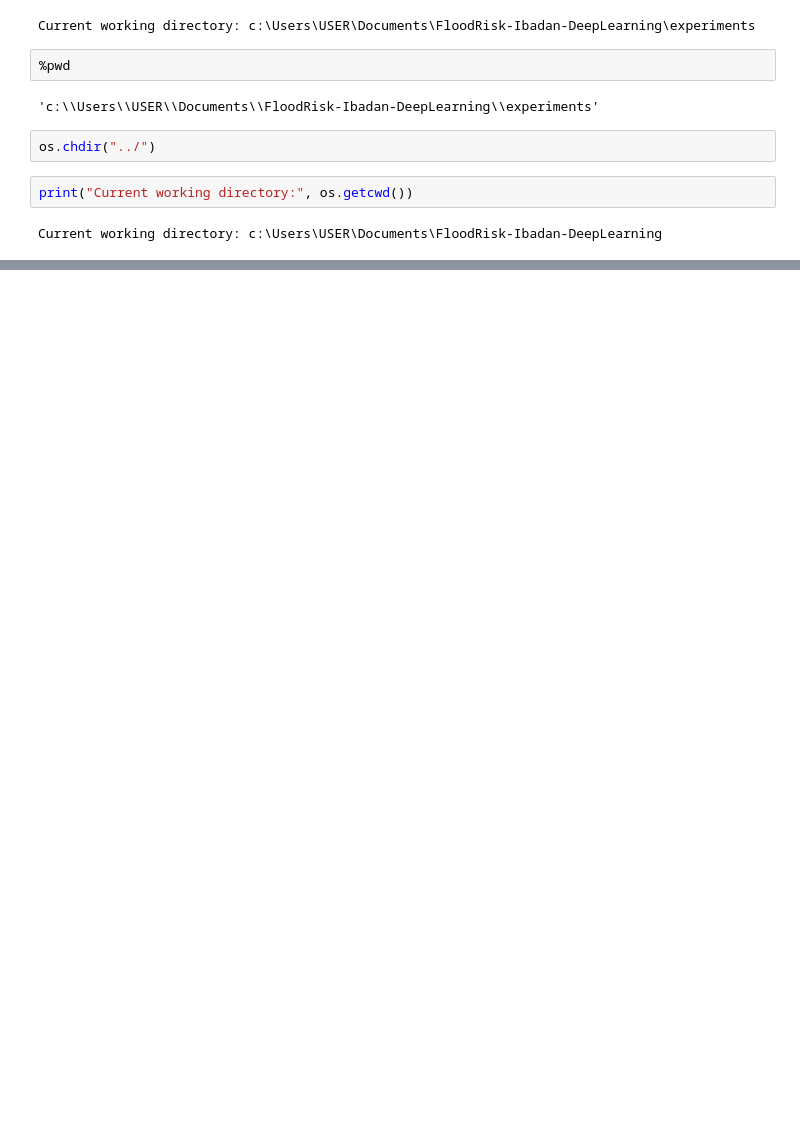
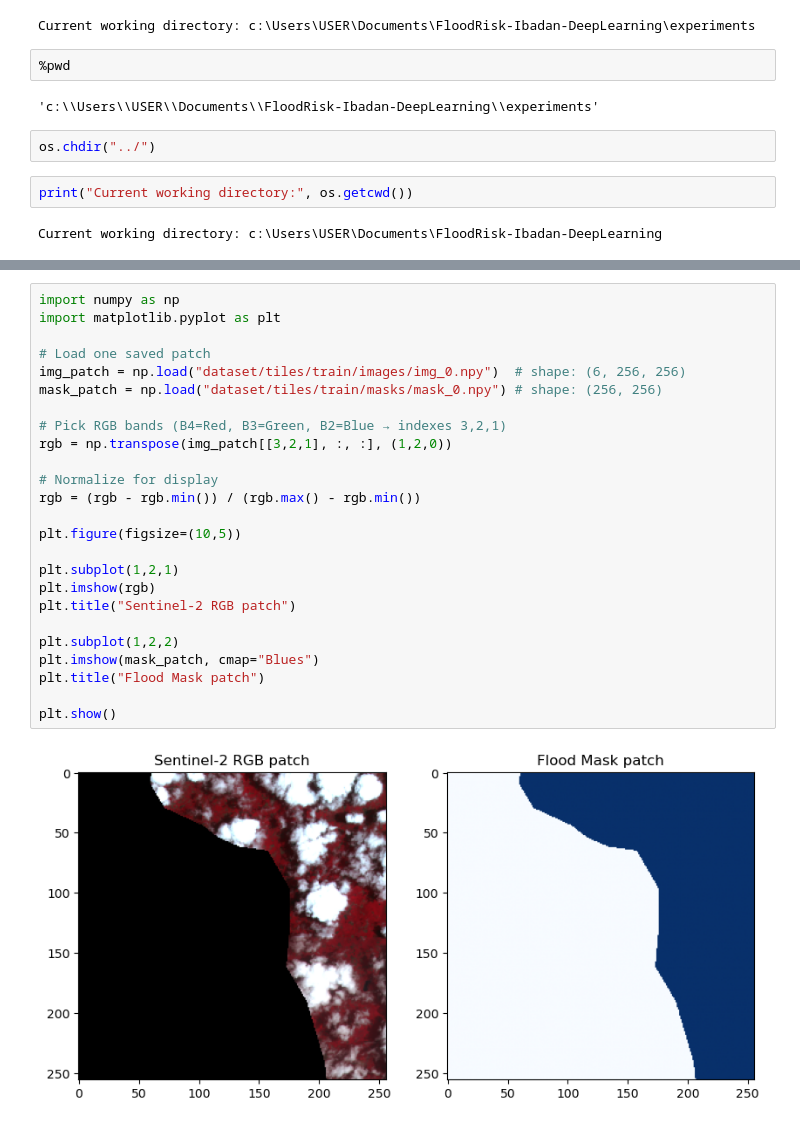
Before and after one commit to AdMub/FloodRisk-Ibadan-DeepLearning, a Jupyter notebook: experiments/practice.ipynb, the cells around one changed output, grey strips where cells are left out. Drawn from its saved outputs; the diff is of its cells as text; blank space fills up the shorter version.

Commit message:
dataset updated

```diff
--- a/experiments/practice.ipynb
+++ b/experiments/practice.ipynb
@@ -85 +85,28 @@ Total patches extracted: 15
 ✅ Patches saved into dataset/tiles/ folder
+# %%
+import numpy as np
+import matplotlib.pyplot as plt
+
+# Load one saved patch
+img_patch = np.load("dataset/tiles/train/images/img_0.npy")  # shape: (6, 256, 256)
+mask_patch = np.load("dataset/tiles/train/masks/mask_0.npy") # shape: (256, 256)
+
+# Pick RGB bands (B4=Red, B3=Green, B2=Blue → indexes 3,2,1)
+rgb = np.transpose(img_patch[[3,2,1], :, :], (1,2,0))
+
+# Normalize for display
+rgb = (rgb - rgb.min()) / (rgb.max() - rgb.min())
+
+plt.figure(figsize=(10,5))
+
+plt.subplot(1,2,1)
+plt.imshow(rgb)
+plt.title("Sentinel-2 RGB patch")
+
+plt.subplot(1,2,2)
+plt.imshow(mask_patch, cmap="Blues")
+plt.title("Flood Mask patch")
+
+plt.show()
+# %% [output]
+[figure, added]
```
Also changed, not shown: parts of 1 cell of this notebook, 32 other files.
